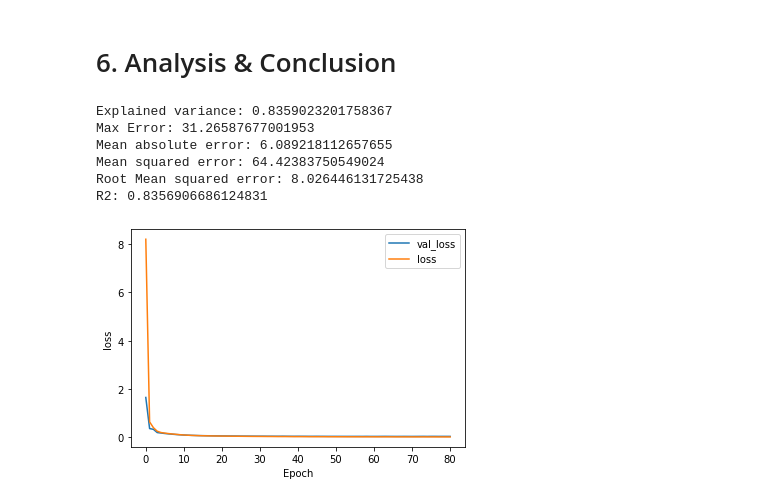
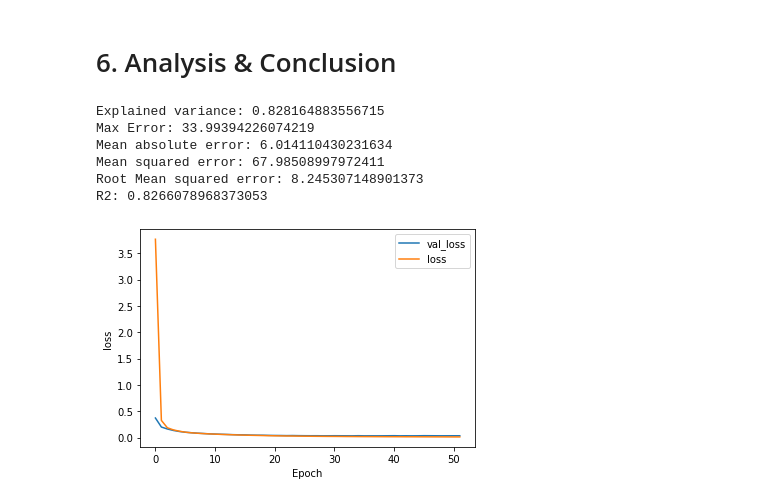
Before and after one commit to nickknapton12/BMEN415_Final_Project, a Jupyter notebook: Regression/Rachel/NN_Model1.ipynb, the cells around one changed output. Drawn from its saved outputs; the diff is of its cells as text; code cells hidden in the pictures.

```diff
--- a/Regression/Rachel/NN_Model1.ipynb
+++ b/Regression/Rachel/NN_Model1.ipynb
@@ -53,12 +53,12 @@ data.describe()
 8 rows × 141 columns
 # %%
 scaler = StandardScaler()
-x = scaler.fit_transform(data)
+x = scaler.fit_transform(data_feat)
 n = 20
 pca = PCA(n_components=n)
 pca_data = pca.fit_transform(x)
 
-labels = data.columns.values.tolist()
+labels = data_feat.columns.values.tolist()
 label_index = [np.abs(pca.components_[i]).argmax() for i in range(n)]
 columns = [labels[label_index[i]] for i in range(n)]
 
@@ -183,7 +183,7 @@ hist = model.fit(
     x_train,
     y_train,
     epochs=100,
-    batch_size=256,
+    batch_size=128,
     verbose=1,
     validation_data=(x_val, y_val),
     callbacks = [earlystopping]
@@ -218,22 +218,22 @@ print("Mean squared error: " + str(metrics.mean_squared_error(y_test, y_pred)))
 print("Root Mean squared error: " + str(metrics.mean_squared_error(y_test, y_pred, squared=False)))
 print("R2: " + str(metrics.r2_score(y_test, y_pred)))
 # %% [output]
-Explained variance: 0.8359023201758367
-Max Error: 31.26587677001953
-Mean absolute error: 6.089218112657655
-Mean squared error: 64.42383750549024
-Root Mean squared error: 8.026446131725438
-R2: 0.8356906686124831
+Explained variance: 0.828164883556715
+Max Error: 33.99394226074219
+Mean absolute error: 6.014110430231634
+Mean squared error: 67.98508997972411
+Root Mean squared error: 8.245307148901373
+R2: 0.8266078968373053
 # %%
-x = list(range(81))
+x = list(range(52))
 vy = hist.history['val_loss']
 ty = hist.history['loss']
 
 plt.plot( x, vy, label='val_loss')
 plt.plot( x, ty, label='loss')
 plt.legend()
 plt.xlabel('Epoch')
 plt.ylabel('loss')
 plt.show()
 # %% [output]
-[figure, old version]
+[figure, new version]
```
Also changed, not shown: parts of 3 cells of this notebook, 1 other file.
